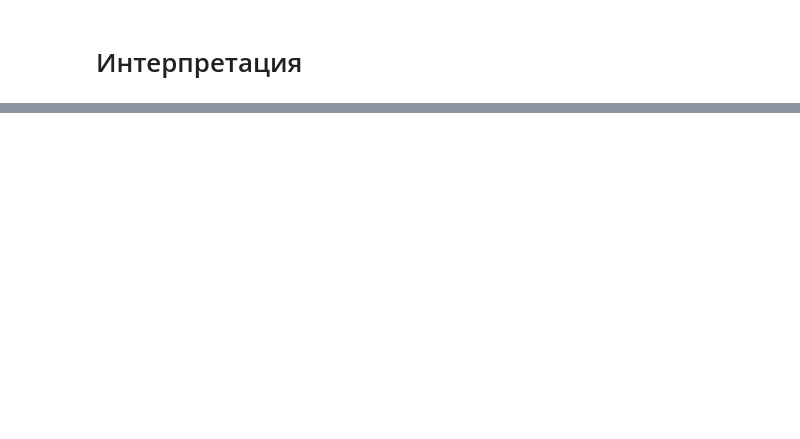
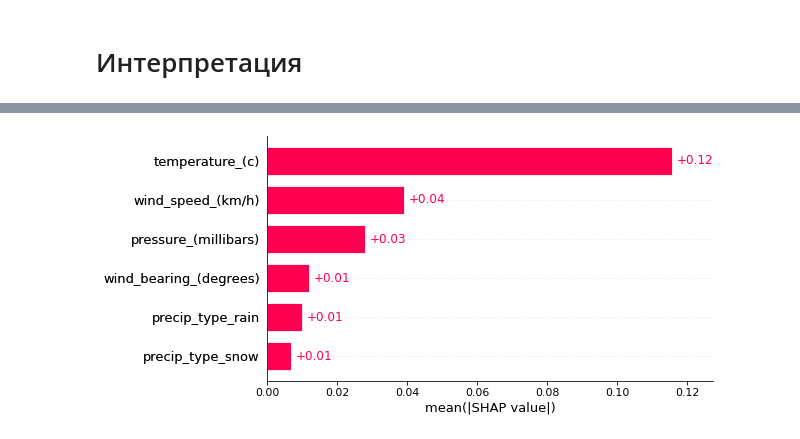
Before and after one commit to Konstantin-Dudersky/kaggle, a Jupyter notebook: weather_in_szeged.ipynb, the cells around one changed output, grey strips where cells are left out. Cells and saved outputs as stored; diff of their text form; code cells hidden in the pictures; blank space fills up the shorter version.

```diff
--- a/weather_in_szeged.ipynb
+++ b/weather_in_szeged.ipynb
@@ -559,3 +569,16 @@ overflow encountered in power
 | RandomForestRegressor | 0.871115 | 0.628856 | 0.054302 | 0.091284 | 0.004930 | 0.014147 | 2.052352e+11 | 9.530373e+11 |
 # %% [markdown]
 # Интерпретация
+# %%
+%%time
+
+pipe_preprocess.fit(x_train)
+
+x = pipe_preprocess.transform(x_train)
+
+explainer = shap.Explainer(final_rfc[-1].predict, x)
+shap_values = explainer(pipe_preprocess.transform(x_train.sample(1000, random_state=rng)))
+
+
+# # visualize the first prediction's explanation
+shap.plots.beeswarm(shap_values)
@@ -561,0 +589,4 @@ overflow encountered in power
+# %%
+shap.plots.bar(shap_values)
+# %% [output]
+[figure, added]
```
Also changed, not shown: parts of 8 cells of this notebook, 1 other file.
